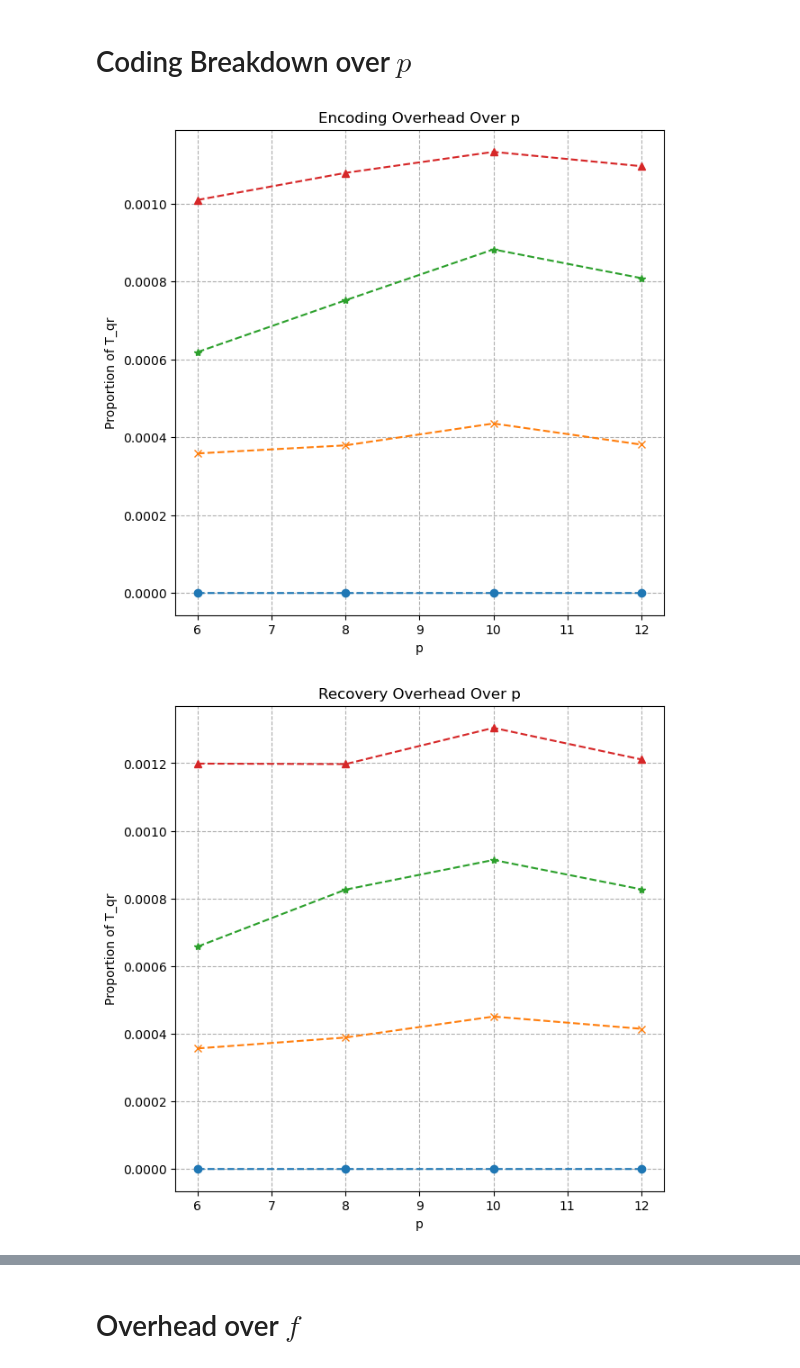
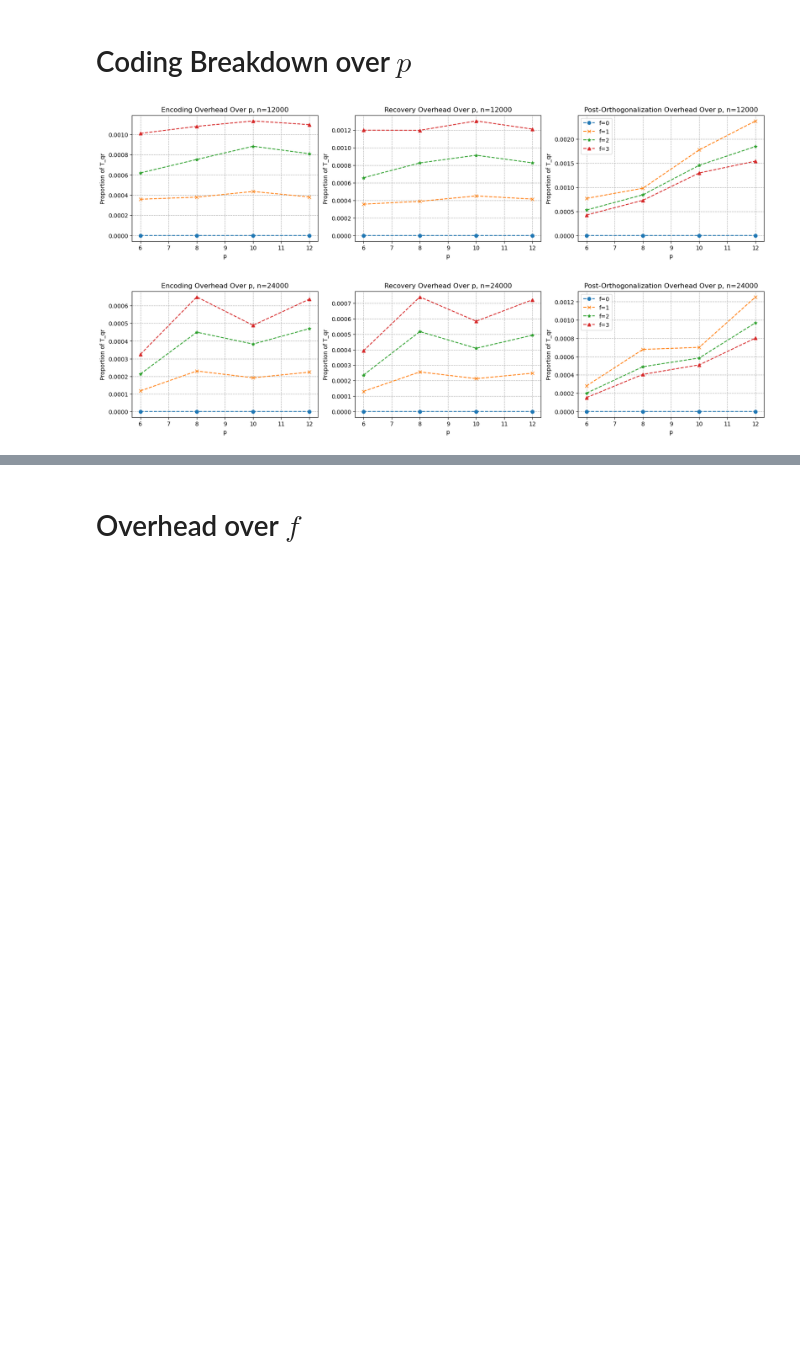
Before and after one commit to iain801/CodedQR, a Jupyter notebook: test-plots.ipynb, the cells around one changed output, grey strips where cells are left out. Cells and saved outputs as stored; diff of their text form; code cells hidden in the pictures; blank space fills up the shorter version.

```diff
--- a/test-plots.ipynb
+++ b/test-plots.ipynb
@@ -117,10 +116,10 @@ markers = ['o', 'x', '*', '^', 'v', 'p', '>', '<', 'D', 'H']
 def inv_exp(x, a, b, c):
     return a * np.exp(-b * x) + c
 
-# fig1, plots1 = plt.subplots(3, 2, figsize=(14,21))
-
-fig1 = []
-plots1 = []
+fig1, plots1 = plt.subplots(2, 3, figsize=(20,10))
+fig1 = [fig1]
+# fig1 = []
+# plots1 = []
 
 for n_val in df['n'].unique():
 
@@ -128,12 +127,12 @@ for n_val in df['n'].unique():
     n_std = df_std.query(f"n == {n_val}")
 
 
-    f_time, time = plt.subplots(1,1,figsize=(7,7))
-    f_over, overhead = plt.subplots(1,1,figsize=(7,7))
-    fig1.extend([f_time, f_over])
-    plots1.extend([time, overhead])
+    # f_time, time = plt.subplots(1,1,figsize=(4,4))
+    # f_over, overhead = plt.subplots(1,1,figsize=(4,4))
+    # fig1.extend([f_time, f_over])
+    # plots1.extend([time, overhead])
 
-    # time, overhead = plots1[int(n_val // 12000 - 1)]
+    time, overhead = plots1[:,int(n_val // 12000 - 1)]
     # fig.text(0.5,0, f'n={n_val}', size=12, ha="center")
 
     for i, f_val in enumerate(df['f'].unique()):
@@ -153,13 +152,13 @@ for n_val in df['n'].unique():
         overhead.errorbar(p_vals, f_rows['overhead'], yerr=f_std['overhead'], label=f'f={f_val}', linestyle='--', marker=marker)
         # time.plot(x_fit, y_fit, 'r-')
 
-    time.set_title(f'Execution Time Over p')
+    time.set_title(f'Execution Time Over p, n={n_val}')
     time.set_xlabel('p')
     time.set_ylabel('Time (s)')
     time.grid(True, linestyle='--')
     time.legend()
 
-    overhead.set_title(f'Total Overhead Over p')
+    overhead.set_title(f'Total Overhead Over p, n={n_val}')
     overhead.set_xlabel('p')
     overhead.set_ylabel('Proportion of T_qr')
     overhead.grid(True, linestyle='--')
@@ -185,48 +179,48 @@ plots2 = []
 for n_val in df['n'].unique():
 
     n_rows = df_means.query(f"n == {n_val}")
-    # n_rows.drop('n', axis=1, inplace=True)
-    # post, enc, recov = plots2[int(n_val // 12000 - 1)]
-    # fig.text(0.5,-0.1, f'n={n_val}', size=12, ha="center")
 
-    f_enc, enc = plt.subplots(1,1,figsize=(7,7))
-    f_recov, recov = plt.subplots(1,1,figsize=(7,7))
-    f_post, post = plt.subplots(1,1,figsize=(7,7))
-    fig2.extend([f_enc, f_recov, f_post])
+    # f_enc, enc = plt.subplots(1,1,figsize=(4,4))
+    # f_recov, recov = plt.subplots(1,1,figsize=(4,4))
+    # f_post, post = plt.subplots(1,1,figsize=(4,4))
+    # fig2.extend([f_enc, f_recov, f_post])
+    # plots2.extend([enc, recov, post])
+
+    f_code, (enc, recov, post) = plt.subplots(1,3,figsize=(20,4))
+    fig2.extend([f_code])
     plots2.extend([enc, recov, post])
 
     for i, f_val in enumerate(df['f'].unique()):
 
         f_rows = n_rows.query(f"f == {f_val}")
-        # f_rows.drop('f', axis=1, inplace=True)
 
         p_vals = f_rows.index.get_level_values('p')
 
         marker = markers[i % len(markers)]
 
         enc.plot(p_vals, f_rows['encode'], label=f'f={f_val}', linestyle='--', marker=marker)
         recov.plot(p_vals, f_rows['decode'], label=f'f={f_val}', linestyle='--', marker=marker)
         post.plot(p_vals, f_rows['post'], label=f'f={f_val}', linestyle='--', marker=marker)
 
 
-    enc.set_title(f'Encoding Overhead Over p')
+    enc.set_title(f'Encoding Overhead Over p, n={n_val}')
     enc.set_xlabel('p')
     enc.set_ylabel('Proportion of T_qr')
     enc.grid(True, linestyle='--')
 
-    recov.set_title(f'Recovery Overhead Over p')
+    recov.set_title(f'Recovery Overhead Over p, n={n_val}')
     recov.set_xlabel('p')
     recov.set_ylabel('Proportion of T_qr')
     recov.grid(True, linestyle='--')
 
-    post.set_title(f'Post-Orthogonalization Overhead Over p')
+    post.set_title(f'Post-Orthogonalization Overhead Over p, n={n_val}')
     post.set_xlabel('p')
     post.set_ylabel('Proportion of T_qr')
     post.grid(True, linestyle='--')
     post.legend()
 
 for fig in fig2:
     fig.show()
 # %% [output]
-[figure, old version]
+[figure, new version]
-[figure, old version]
+[figure, new version]
```
Also changed, not shown: parts of 7 cells of this notebook, 26 other files.
